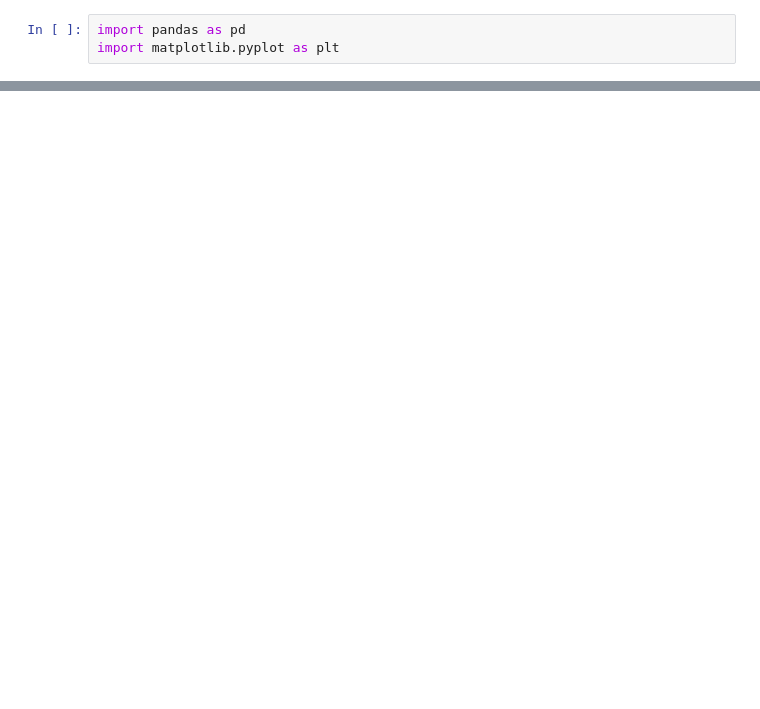
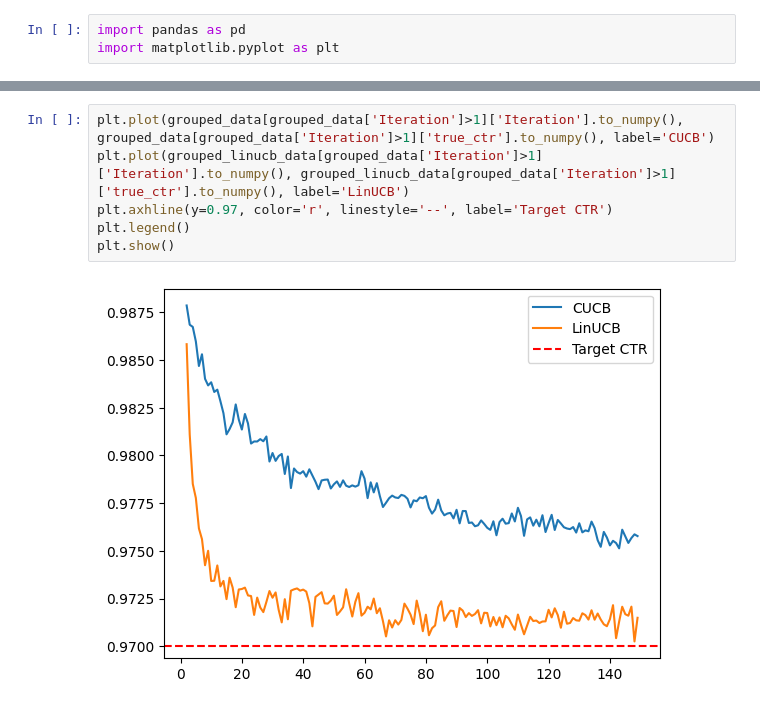
Before and after one commit to GiovanniChiurco/auction-gym, a Jupyter notebook: notebooks/show_results.ipynb, the cells around one changed output, grey strips where cells are left out. Drawn from its saved outputs; the diff is of its cells as text; blank space fills up the shorter version.

```diff
--- a/notebooks/show_results.ipynb
+++ b/notebooks/show_results.ipynb
@@ -48,0 +24,8 @@ plt.show()
+# %%
+plt.plot(grouped_data[grouped_data['Iteration']>1]['Iteration'].to_numpy(), grouped_data[grouped_data['Iteration']>1]['true_ctr'].to_numpy(), label='CUCB')
+plt.plot(grouped_linucb_data[grouped_data['Iteration']>1]['Iteration'].to_numpy(), grouped_linucb_data[grouped_data['Iteration']>1]['true_ctr'].to_numpy(), label='LinUCB')
+plt.axhline(y=0.97, color='r', linestyle='--', label='Target CTR')
+plt.legend()
+plt.show()
+# %% [output]
+[figure, added]
```
Also changed, not shown: parts of 14 cells of this notebook, 3 other files.
